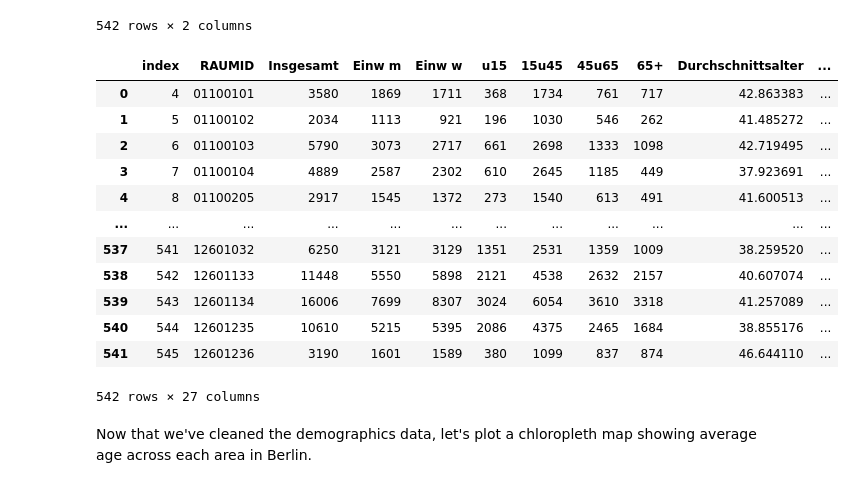
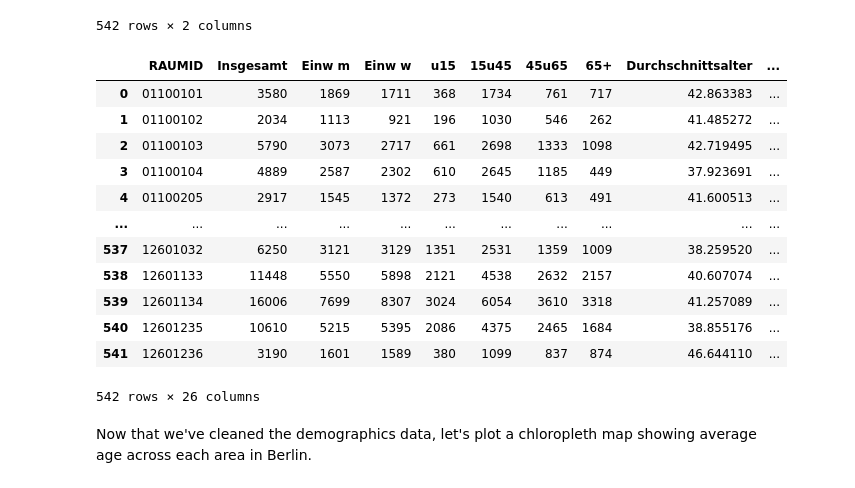
Before and after one commit to aedpluto/berlin-transport, a Jupyter notebook: python-analysis/mapping-berlin.ipynb, the cells around one changed output. Drawn from its saved outputs; the diff is of its cells as text; code cells hidden in the pictures.

```diff
--- a/python-analysis/mapping-berlin.ipynb
+++ b/python-analysis/mapping-berlin.ipynb
@@ -291,7 +291,6 @@ All the datastypes in this dataset appear to be objects. Since most columns cont
 - **gute Wohnlage** (premium residential area) represents the number of people living in exceptionally good housing.
 # %%
 # convert location ID to an integer
-demographics[demographics.RAUMID == "Berlin"] = 0
 demographics["RAUMID"] = demographics["RAUMID"].astype("str")
 
 # convert total column
@@ -399,27 +398,27 @@ plr_names
 # %%
 # join RAUMUID on PLR_ID and drop additional column
 demographics = demographics.merge(plr_names, left_on="RAUMID", right_on="PLR_ID", how="left")
-demographics = demographics.drop(columns=["PLR_ID"])
+demographics.drop(columns=["PLR_ID", "index"], inplace=True)
 
 # now let's rename the PLR column
 demographics.rename(columns={"Location":"PLR"}, inplace=True)
 
 # display the table
 demographics
 # %% [output]
-|  | index | RAUMID | Insgesamt | Einw m | Einw w | u15 | 15u45 | 45u65 | 65+ | Durchschnittsalter | ... |
-| 0 | 4 | 01100101 | 3580 | 1869 | 1711 | 368 | 1734 | 761 | 717 | 42.863383 | ... |
-| 1 | 5 | 01100102 | 2034 | 1113 | 921 | 196 | 1030 | 546 | 262 | 41.485272 | ... |
-| 2 | 6 | 01100103 | 5790 | 3073 | 2717 | 661 | 2698 | 1333 | 1098 | 42.719495 | ... |
-| 3 | 7 | 01100104 | 4889 | 2587 | 2302 | 610 | 2645 | 1185 | 449 | 37.923691 | ... |
-| 4 | 8 | 01100205 | 2917 | 1545 | 1372 | 273 | 1540 | 613 | 491 | 41.600513 | ... |
-| ... | ... | ... | ... | ... | ... | ... | ... | ... | ... | ... | ... |
-| 537 | 541 | 12601032 | 6250 | 3121 | 3129 | 1351 | 2531 | 1359 | 1009 | 38.259520 | ... |
-| 538 | 542 | 12601133 | 11448 | 5550 | 5898 | 2121 | 4538 | 2632 | 2157 | 40.607074 | ... |
-| 539 | 543 | 12601134 | 16006 | 7699 | 8307 | 3024 | 6054 | 3610 | 3318 | 41.257089 | ... |
-| 540 | 544 | 12601235 | 10610 | 5215 | 5395 | 2086 | 4375 | 2465 | 1684 | 38.855176 | ... |
-| 541 | 545 | 12601236 | 3190 | 1601 | 1589 | 380 | 1099 | 837 | 874 | 46.644110 | ... |
+|  | RAUMID | Insgesamt | Einw m | Einw w | u15 | 15u45 | 45u65 | 65+ | Durchschnittsalter | ... |
+| 0 | 01100101 | 3580 | 1869 | 1711 | 368 | 1734 | 761 | 717 | 42.863383 | ... |
+| 1 | 01100102 | 2034 | 1113 | 921 | 196 | 1030 | 546 | 262 | 41.485272 | ... |
+| 2 | 01100103 | 5790 | 3073 | 2717 | 661 | 2698 | 1333 | 1098 | 42.719495 | ... |
+| 3 | 01100104 | 4889 | 2587 | 2302 | 610 | 2645 | 1185 | 449 | 37.923691 | ... |
+| 4 | 01100205 | 2917 | 1545 | 1372 | 273 | 1540 | 613 | 491 | 41.600513 | ... |
+| ... | ... | ... | ... | ... | ... | ... | ... | ... | ... | ... |
+| 537 | 12601032 | 6250 | 3121 | 3129 | 1351 | 2531 | 1359 | 1009 | 38.259520 | ... |
+| 538 | 12601133 | 11448 | 5550 | 5898 | 2121 | 4538 | 2632 | 2157 | 40.607074 | ... |
+| 539 | 12601134 | 16006 | 7699 | 8307 | 3024 | 6054 | 3610 | 3318 | 41.257089 | ... |
+| 540 | 12601235 | 10610 | 5215 | 5395 | 2086 | 4375 | 2465 | 1684 | 38.855176 | ... |
+| 541 | 12601236 | 3190 | 1601 | 1589 | 380 | 1099 | 837 | 874 | 46.644110 | ... |
-542 rows × 27 columns
+542 rows × 26 columns
 # %% [markdown]
 Now that we've cleaned the demographics data, let's plot a chloropleth map showing average age across each area in Berlin.
 # %%
```
Also changed, not shown: 3 other files.
